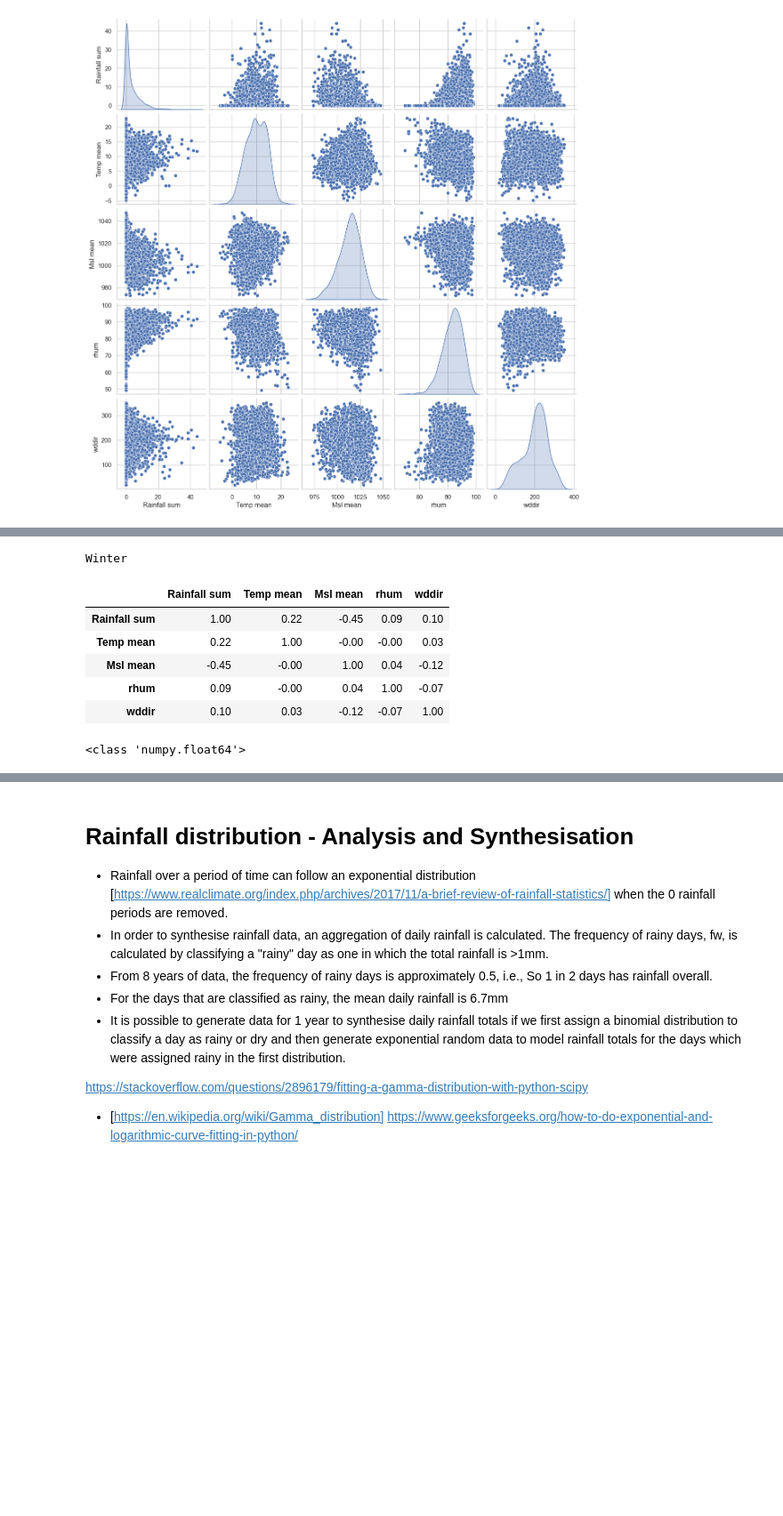
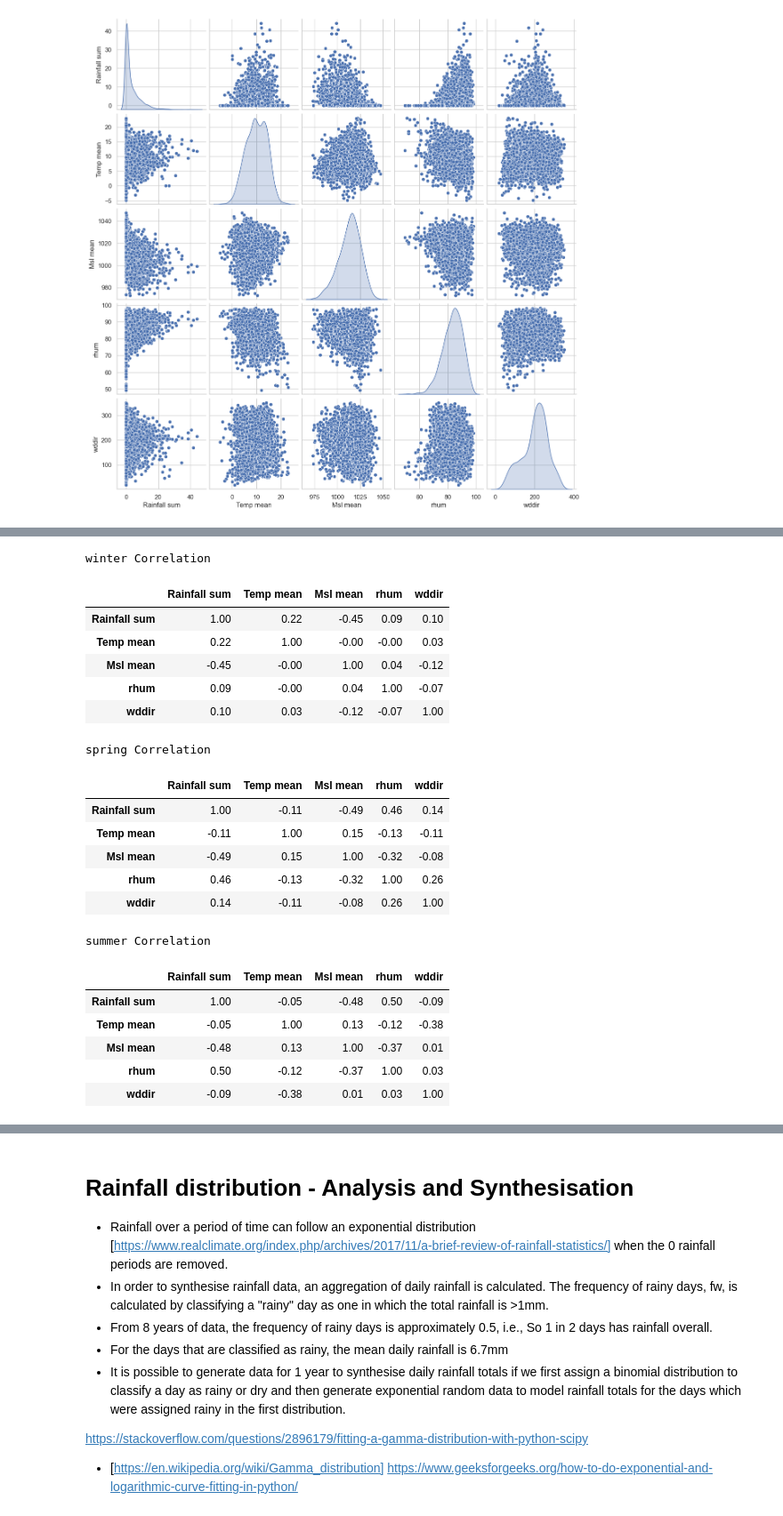
Before and after one commit to Eilis9/PfDA_Project1, a Jupyter notebook: met_athenry.ipynb, the cells around one changed output, grey strips where cells are left out. Shown at 89% size. Drawn from its saved outputs; the diff is of its cells as text; code cells hidden in the pictures; blank space fills up the shorter version.

Commit message:
correlation output and addition of season class

```diff
--- a/met_athenry.ipynb
+++ b/met_athenry.ipynb
@@ -124,6 +126,18 @@ def split_seasons(df_to_split, months):
     season_df = pd.concat([season_df, df_to_split.loc[month_loc]])
   return season_df
 
+
+def get_corr(data):
+    return data.corr()
+
+# assigns a season class to the data to allow for referencing of data without splitting dataframe
+def assign_season_class(the_data, the_class, months):
+  for month in months:
+    month_loc = the_data['datetime'].dt.month.between(month, month)
+    the_data.loc[month_loc, 'season'] = the_class
+  return the_data
+
+# define a styler
 def my_styler(df, precision, caption):
     df_styler = df.style.format(precision=precision).set_caption(caption)
     return df_styler
@@ -140,23 +154,54 @@ winter_months = [12, 1, 2]
 spring_months = [3, 4, 5]
 summer_months = [6, 7, 8]
 autumn_months = [9, 10, 11]
+# assign a new variable "season" to the data
+mydata_agg_i['season'] = ''
+mydata_agg_i = assign_season_class(mydata_agg_i, 'winter', winter_months)
+mydata_agg_i = assign_season_class(mydata_agg_i, 'spring', spring_months)
+mydata_agg_i = assign_season_class(mydata_agg_i, 'summer', summer_months)
+mydata_agg_i = assign_season_class(mydata_agg_i, 'autumn', autumn_months)
 
+class_names = ['winter', 'spring', 'summer', 'autumn']  # to allow looping over seasons
+corr_styler_list = []
 
-winter_df = split_seasons(mydata_agg_i, winter_months)
-spring_df = split_seasons(mydata_agg_i, spring_months)
-summer_df = split_seasons(mydata_agg_i, summer_months)
-autumn_df = split_seasons(mydata_agg_i, autumn_months)
-#winter_df_corr=winter_df.set_index('datetime').corr()
+# Get correlation matrices for the 4 seasons and display
+for i, item in enumerate(class_names):
+    # Extract the data related to one season
+    season_data = mydata_agg_i[mydata_agg_i["season"] == item].copy()
+    # Strip the class column before passing to function
+    season_data.drop(columns = ["season", "datetime"], inplace=True)
+    df_corr =  get_corr(season_data)
+    df_styler = my_styler(df_corr, 2, item + " Correlation")
+    df_styler = styler_highlight_between(df_styler, 0.3, 0.99)
+    df_styler = styler_highlight_between(df_styler, -0.99, -0.3)
+    corr_styler_list.append(df_styler)
 
-df_styler = my_styler(winter_df.set_index('datetime').corr(), 2, "Winter")
-df_styler = styler_highlight_between(df_styler, 0.3, 0.99)
-df_styler = styler_highlight_between(df_styler, -0.3, -0.99)
+for item in corr_styler_list:
+    display(item)
+
+#mydata_agg_i.to_csv('C:/Users/eilis.donohue/OneDrive - Wood PLC/my_projects/Python_projects/course/PfDA_Project1/data/Athenry_met/test_output.csv')
 
 
 
 
-display(df_styler)
-print(type(winter_df.iloc[0][3]))
+
+
+
+#winter_df = split_seasons(mydata_agg_i, winter_months)
+#spring_df = split_seasons(mydata_agg_i, spring_months)
+#summer_df = split_seasons(mydata_agg_i, summer_months)
+#autumn_df = split_seasons(mydata_agg_i, autumn_months)
+#winter_df_corr=winter_df.set_index('datetime').corr()
+
+#df_styler = my_styler(winter_df.set_index('datetime').corr(), 2, "Winter")
+#df_styler = styler_highlight_between(df_styler, 0.3, 0.99)
+#df_styler = styler_highlight_between(df_styler, -0.3, -0.99)
+
+
+
+
+#display(df_styler)
+#print(type(winter_df.iloc[0][3]))
 #winter_df.reset_index('datetime').corr()
 #print(mydata_agg.corr(method='pearson'))
 #print(winter_df.set_index('datetime').corr(method='pearson'))
@@ -168,8 +220,21 @@ print(type(winter_df.iloc[0][3]))
-Winter
+winter Correlation
 |  | Rainfall sum | Temp mean | Msl mean | rhum | wddir |
 | Rainfall sum | 1.00 | 0.22 | -0.45 | 0.09 | 0.10 |
 | Temp mean | 0.22 | 1.00 | -0.00 | -0.00 | 0.03 |
 | Msl mean | -0.45 | -0.00 | 1.00 | 0.04 | -0.12 |
 | rhum | 0.09 | -0.00 | 0.04 | 1.00 | -0.07 |
 | wddir | 0.10 | 0.03 | -0.12 | -0.07 | 1.00 |
-<class 'numpy.float64'>
+spring Correlation
+|  | Rainfall sum | Temp mean | Msl mean | rhum | wddir |
+| Rainfall sum | 1.00 | -0.11 | -0.49 | 0.46 | 0.14 |
+| Temp mean | -0.11 | 1.00 | 0.15 | -0.13 | -0.11 |
+| Msl mean | -0.49 | 0.15 | 1.00 | -0.32 | -0.08 |
+| rhum | 0.46 | -0.13 | -0.32 | 1.00 | 0.26 |
+| wddir | 0.14 | -0.11 | -0.08 | 0.26 | 1.00 |
+summer Correlation
+|  | Rainfall sum | Temp mean | Msl mean | rhum | wddir |
+| Rainfall sum | 1.00 | -0.05 | -0.48 | 0.50 | -0.09 |
+| Temp mean | -0.05 | 1.00 | 0.13 | -0.12 | -0.38 |
+| Msl mean | -0.48 | 0.13 | 1.00 | -0.37 | 0.01 |
+| rhum | 0.50 | -0.12 | -0.37 | 1.00 | 0.03 |
+| wddir | -0.09 | -0.38 | 0.01 | 0.03 | 1.00 |
```
Also changed, not shown: parts of 6 cells of this notebook, 1 other file.
